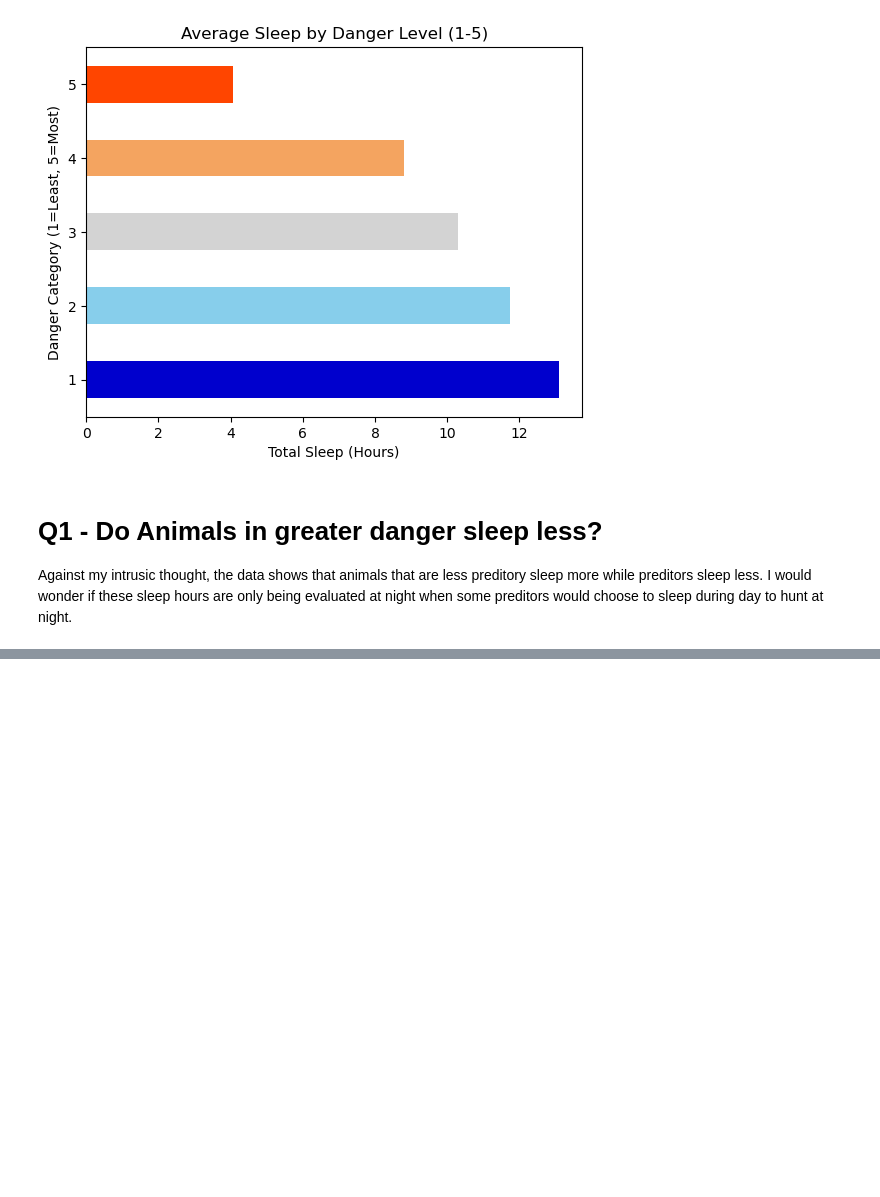
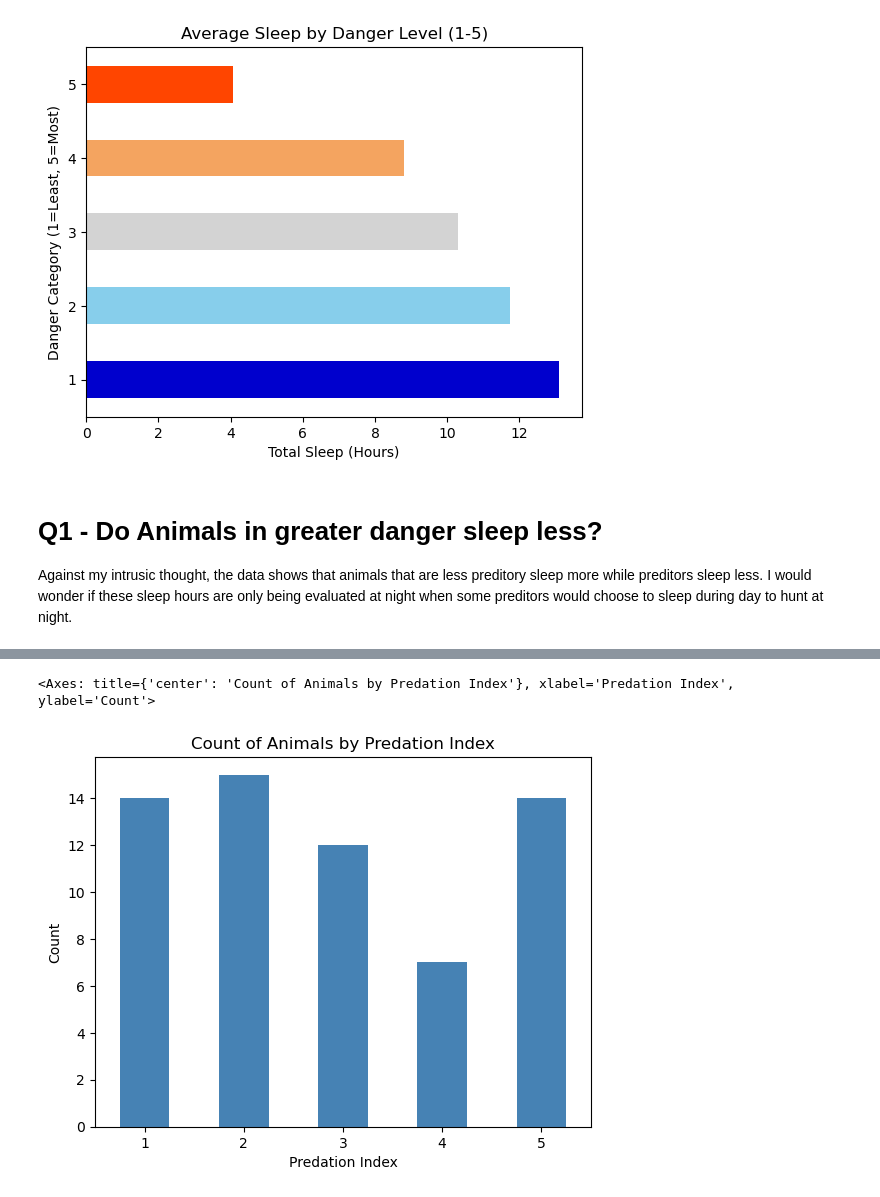
Before and after one commit to Umbretemp/Data_Visualization_And_Modeling, a Jupyter notebook: Lab/1.5 Intro to Python and Pandas Lab.ipynb, the cells around one changed output, grey strips where cells are left out. Drawn from its saved outputs; the diff is of its cells as text; code cells hidden in the pictures; blank space fills up the shorter version.

```diff
--- a/Lab/1.5 Intro to Python and Pandas Lab.ipynb
+++ b/Lab/1.5 Intro to Python and Pandas Lab.ipynb
@@ -82,0 +152,13 @@ sleep_df.plot(kind='scatter',
+# %%
+predation_counts = sleep_df['predation_index'].value_counts().sort_index()
+
+# rot=0 keeps the x-axis labels horizontal
+predation_counts.plot(kind='bar',
+                      title='Count of Animals by Predation Index',
+                      xlabel='Predation Index',
+                      ylabel='Count',
+                      rot=0,
+                      color='steelblue')
+# %% [output]
+<Axes: title={'center': 'Count of Animals by Predation Index'}, xlabel='Predation Index', ylabel='Count'>
+[figure, added]
```
Also changed, not shown: parts of 12 cells of this notebook.
